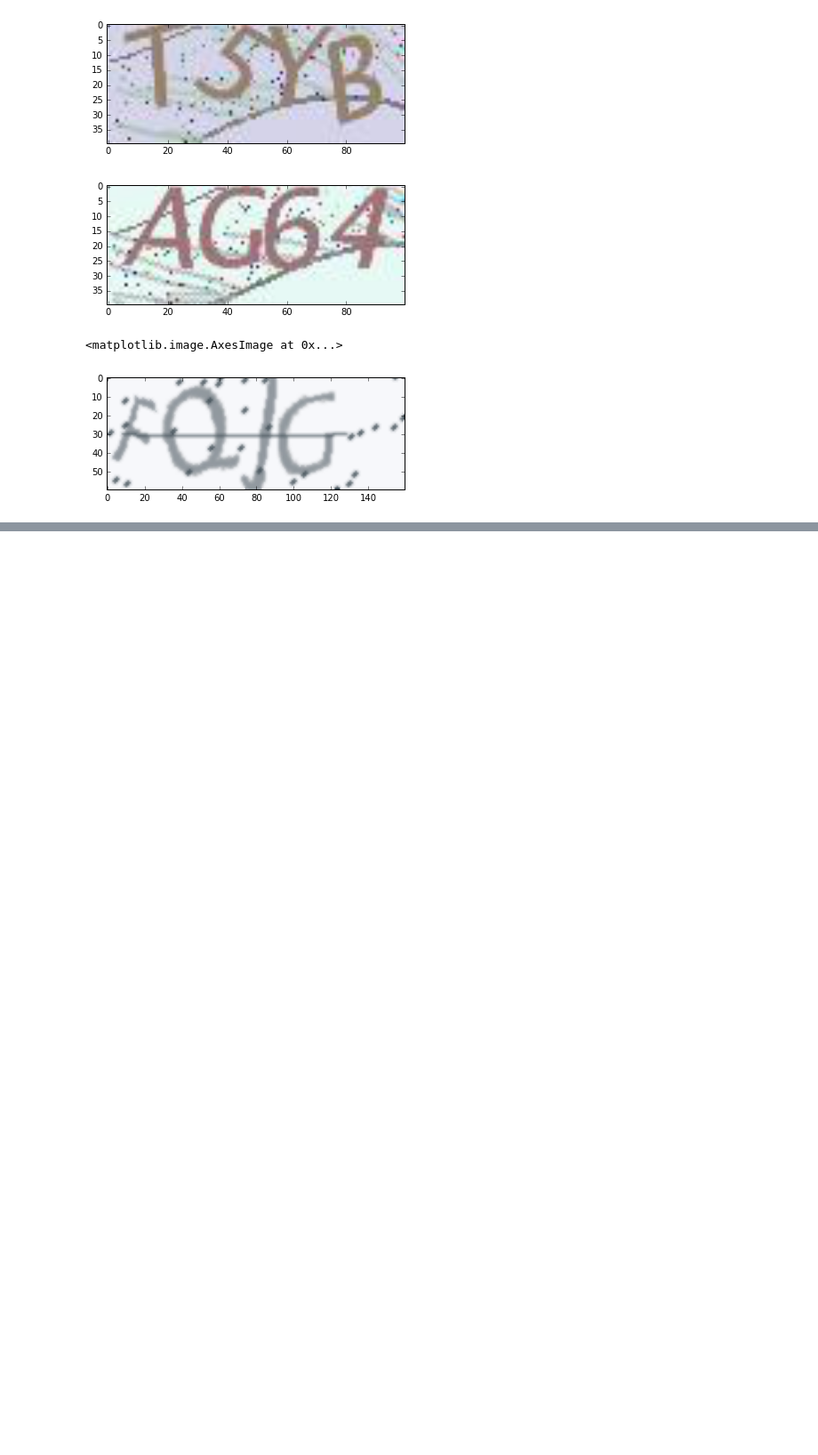
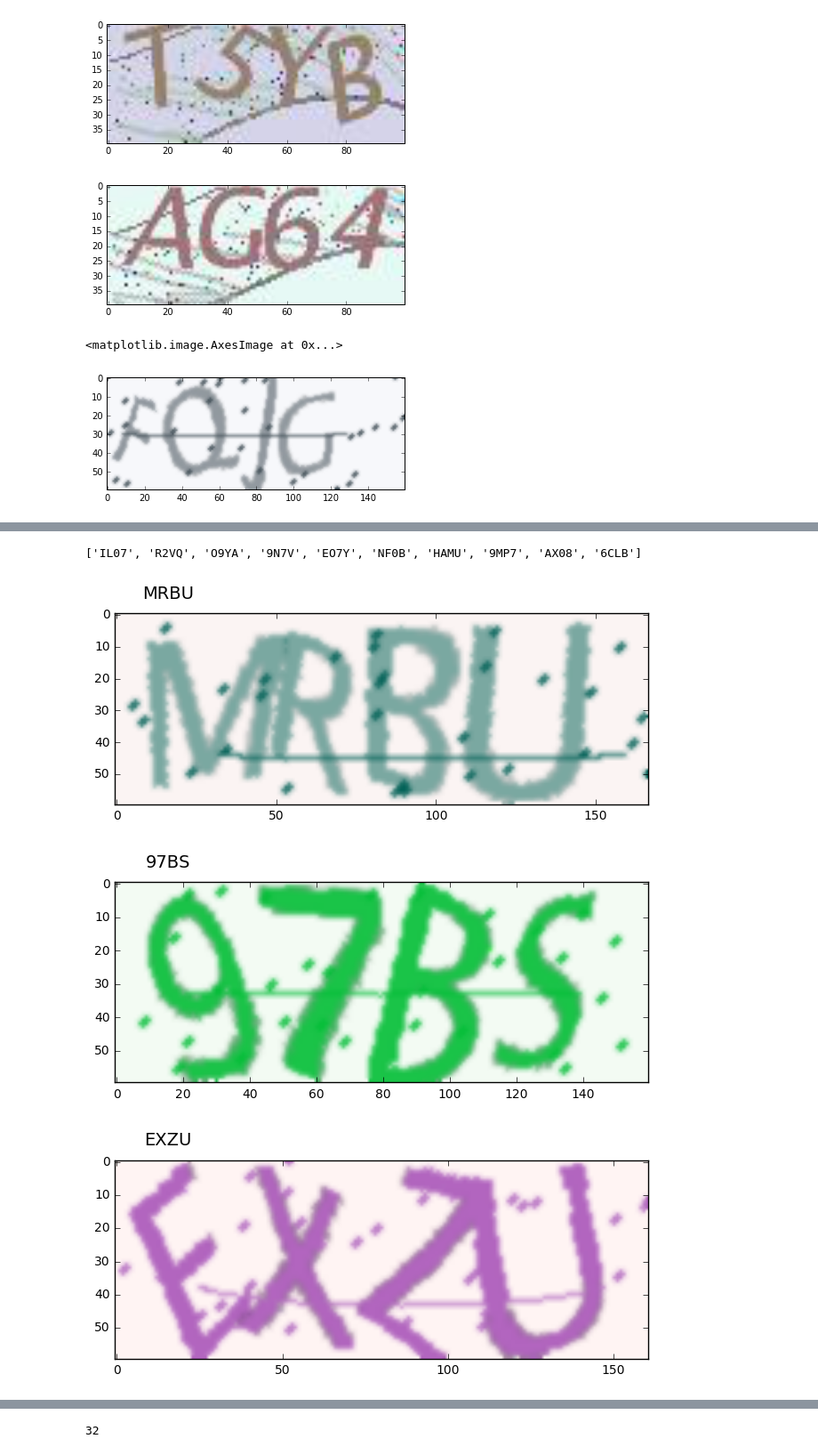
Before and after one commit to yuyang2009/kaggle, a Jupyter notebook: captcha.ipynb, the cells around one changed output, grey strips where cells are left out. Shown at 89% size. Cells and saved outputs as stored; diff of their text form; code cells hidden in the pictures; blank space fills up the shorter version.

```diff
--- a/captcha.ipynb
+++ b/captcha.ipynb
@@ -500,0 +463,23 @@ plt.imshow(img, cmap='gray')
+# %%
+X_test, y_test = dataset_generator(10)
+y_test = y_test.reshape(-1, num_char, num_charmap)
+y_ind = np.argmax(y_test, axis=2)
+text = [''.join([char_map[_i] for _i in _ind]) for _ind in y_ind]
+print(text)
+for i in range(10):
+    plt.imsave('./img/'+str(i)+'.jpg', X_test[i], cmap='gray')
+# %% [output]
+['IL07', 'R2VQ', 'O9YA', '9N7V', 'EO7Y', 'NF0B', 'HAMU', '9MP7', 'AX08', '6CLB']
+# %%
+image_generator = ImageCaptcha(fonts=['./font/LucidaGrande.ttf'])
+for i in range(10):
+    text = ''.join(random.sample(char_map, num_char))
+    img = image_generator.generate_image(text)
+    fig = plt.figure()
+    ax = fig.add_axes([0,0,1,1])
+    ax.text(0.1, 1.1, text, ha='center', va='center', fontsize=14, transform=ax.transAxes)
+    plt.imshow(img, cmap='gray')
+# %% [output]
+[figure, added]
+[figure, added]
+[figure, added]
@@ -500,0 +493,4 @@ plt.imshow(img, cmap='gray')
+# %%
+char_map.find('6')
+# %% [output]
+32
```
Also changed, not shown: parts of 12 cells of this notebook, 1 other file.
